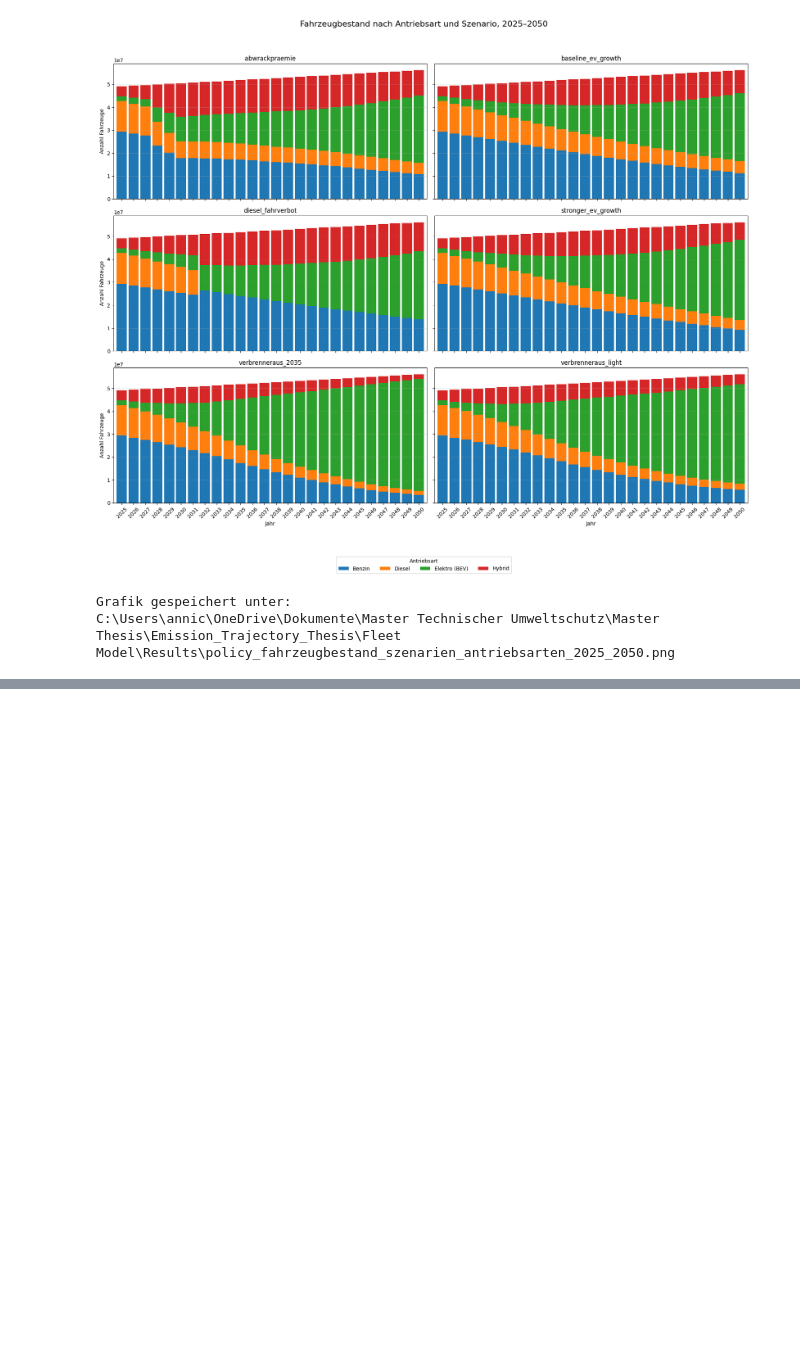
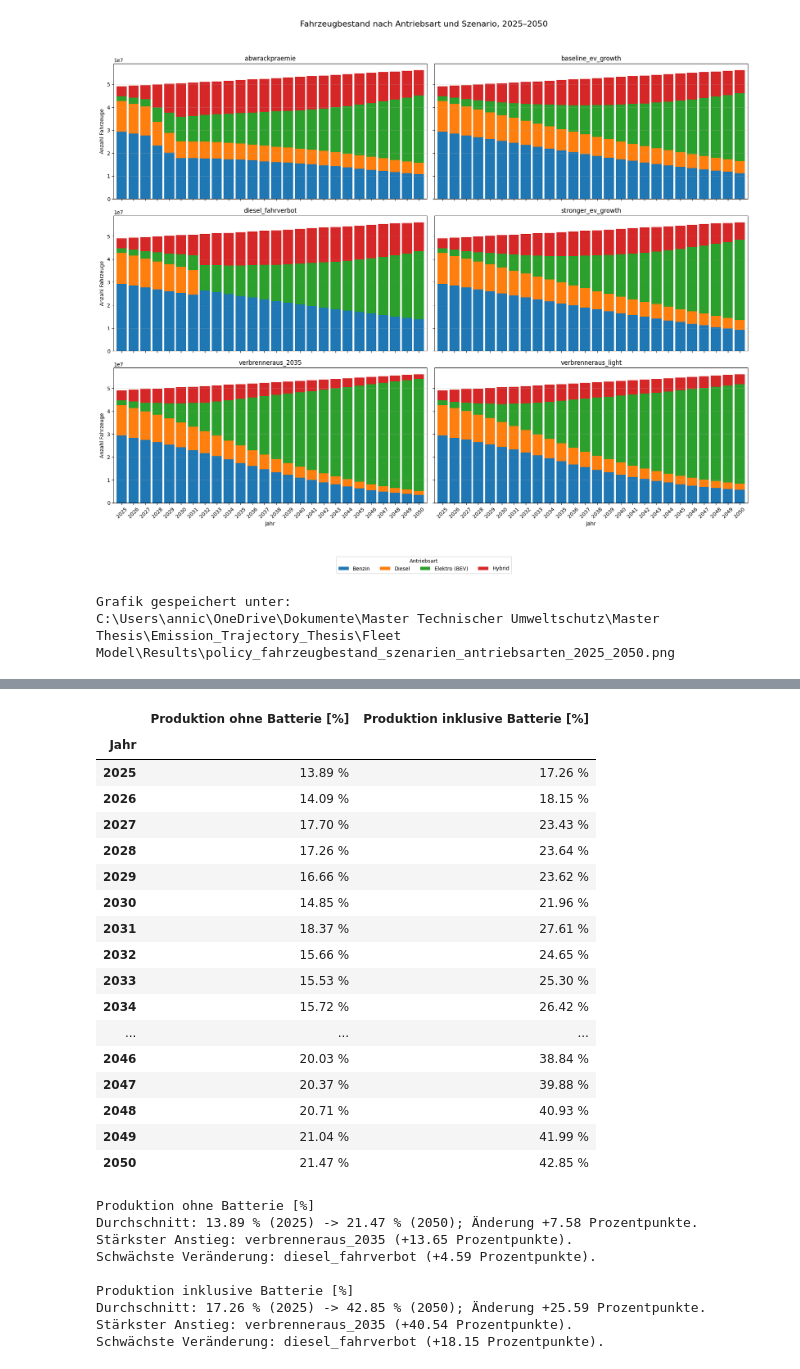
Before and after one commit to annicarl/Emission_Trajectory_Thesis, a Jupyter notebook: Fleet Model/Fleet_Model_runner.ipynb, the cells around one changed output, grey strips where cells are left out. Cells and saved outputs as stored; diff of their text form; code cells hidden in the pictures; blank space fills up the shorter version.

```diff
--- a/Fleet Model/Fleet_Model_runner.ipynb
+++ b/Fleet Model/Fleet_Model_runner.ipynb
@@ -304,0 +628,46 @@ C:\Users\annic\OneDrive\Dokumente\Master Technischer Umweltschutz\Master Thesis\
+# %%
+# Kompakte Kennzahlen für den Ergebnisteil
+erstes_jahr = int(produktionsanteile["emission_year"].min())
+letztes_jahr = int(produktionsanteile["emission_year"].max())
+
+anteile_start_ende = produktionsanteile.loc[
+    produktionsanteile["emission_year"].isin([erstes_jahr, letztes_jahr]),
+    ["Szenario", "emission_year", *anteil_spalten],
+].pivot(index="Szenario", columns="emission_year", values=anteil_spalten)
+anteile_start_ende.columns = [
+    f"{kennzahl} ({jahr})" for kennzahl, jahr in anteile_start_ende.columns
+]
+
+for kennzahl in anteil_spalten:
+    anteile_start_ende[f"Veränderung {kennzahl} [Prozentpunkte]"] = (
+        anteile_start_ende[f"{kennzahl} ({letztes_jahr})"]
+        - anteile_start_ende[f"{kennzahl} ({erstes_jahr})"]
+    )
+
+durchschnitt_nach_jahr = produktionsanteile.groupby("emission_year")[anteil_spalten].mean()
+durchschnitt_nach_jahr.index.name = "Jahr"
+
+display(anteile_start_ende.style.format("{:.2f}"))
+display(durchschnitt_nach_jahr.style.format("{:.2f} %"))
+
+for kennzahl in anteil_spalten:
+    start_mittel = durchschnitt_nach_jahr.loc[erstes_jahr, kennzahl]
+    ende_mittel = durchschnitt_nach_jahr.loc[letztes_jahr, kennzahl]
+    delta_spalte = f"Veränderung {kennzahl} [Prozentpunkte]"
+    staerkstes_szenario = anteile_start_ende[delta_spalte].idxmax()
+    schwaechstes_szenario = anteile_start_ende[delta_spalte].idxmin()
+    print(f"\n{kennzahl}")
+    print(
+        f"Durchschnitt: {start_mittel:.2f} % ({erstes_jahr}) -> "
+        f"{ende_mittel:.2f} % ({letztes_jahr}); "
+        f"Änderung {ende_mittel - start_mittel:+.2f} Prozentpunkte."
+    )
+    print(
+        f"Stärkster Anstieg: {staerkstes_szenario} "
+        f"({anteile_start_ende.loc[staerkstes_szenario, delta_spalte]:+.2f} Prozentpunkte)."
+    )
+    print(
+        f"Schwächste Veränderung: {schwaechstes_szenario} "
+        f"({anteile_start_ende.loc[schwaechstes_szenario, delta_spalte]:+.2f} Prozentpunkte)."
+    )
+# %% [output]
@@ -304,0 +682,27 @@ C:\Users\annic\OneDrive\Dokumente\Master Technischer Umweltschutz\Master Thesis\
+|  | Produktion ohne Batterie [%] | Produktion inklusive Batterie [%] |
+| Jahr |  |  |
+| 2025 | 13.89 % | 17.26 % |
+| 2026 | 14.09 % | 18.15 % |
+| 2027 | 17.70 % | 23.43 % |
+| 2028 | 17.26 % | 23.64 % |
+| 2029 | 16.66 % | 23.62 % |
+| 2030 | 14.85 % | 21.96 % |
+| 2031 | 18.37 % | 27.61 % |
+| 2032 | 15.66 % | 24.65 % |
+| 2033 | 15.53 % | 25.30 % |
+| 2034 | 15.72 % | 26.42 % |
+| ... | ... | ... |
+| 2046 | 20.03 % | 38.84 % |
+| 2047 | 20.37 % | 39.88 % |
+| 2048 | 20.71 % | 40.93 % |
+| 2049 | 21.04 % | 41.99 % |
+| 2050 | 21.47 % | 42.85 % |
+Produktion ohne Batterie [%]
+Durchschnitt: 13.89 % (2025) -> 21.47 % (2050); Änderung +7.58 Prozentpunkte.
+Stärkster Anstieg: verbrenneraus_2035 (+13.65 Prozentpunkte).
+Schwächste Veränderung: diesel_fahrverbot (+4.59 Prozentpunkte).
+
+Produktion inklusive Batterie [%]
+Durchschnitt: 17.26 % (2025) -> 42.85 % (2050); Änderung +25.59 Prozentpunkte.
+Stärkster Anstieg: verbrenneraus_2035 (+40.54 Prozentpunkte).
+Schwächste Veränderung: diesel_fahrverbot (+18.15 Prozentpunkte).
```
Also changed, not shown: parts of 5 cells of this notebook, 4 other files.
